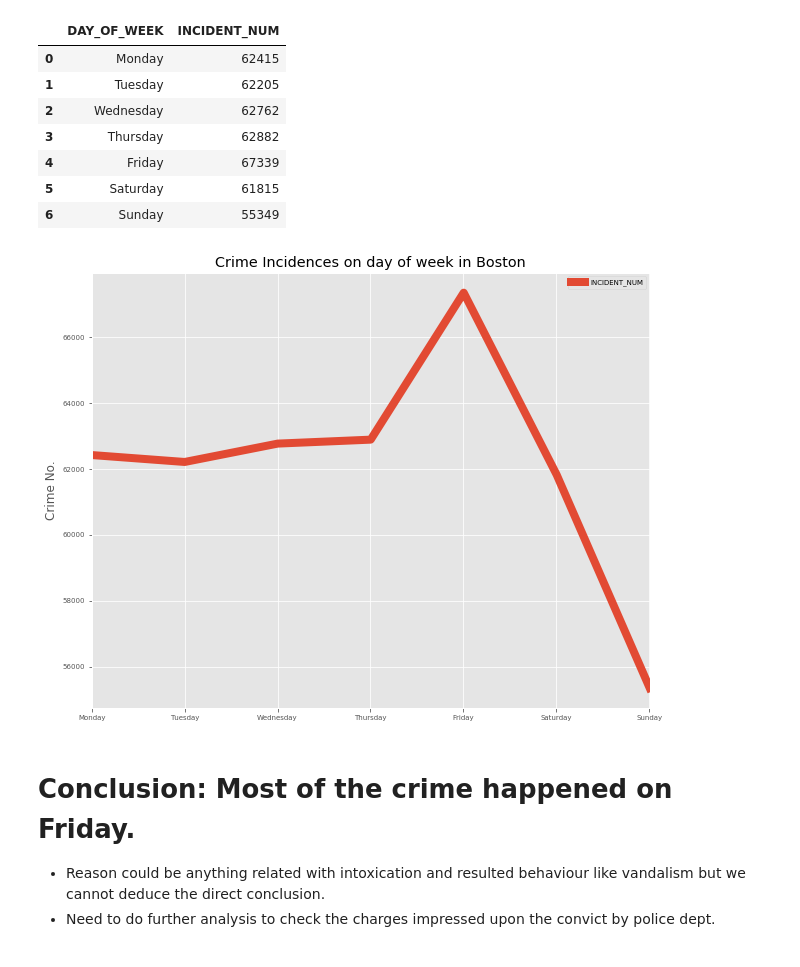
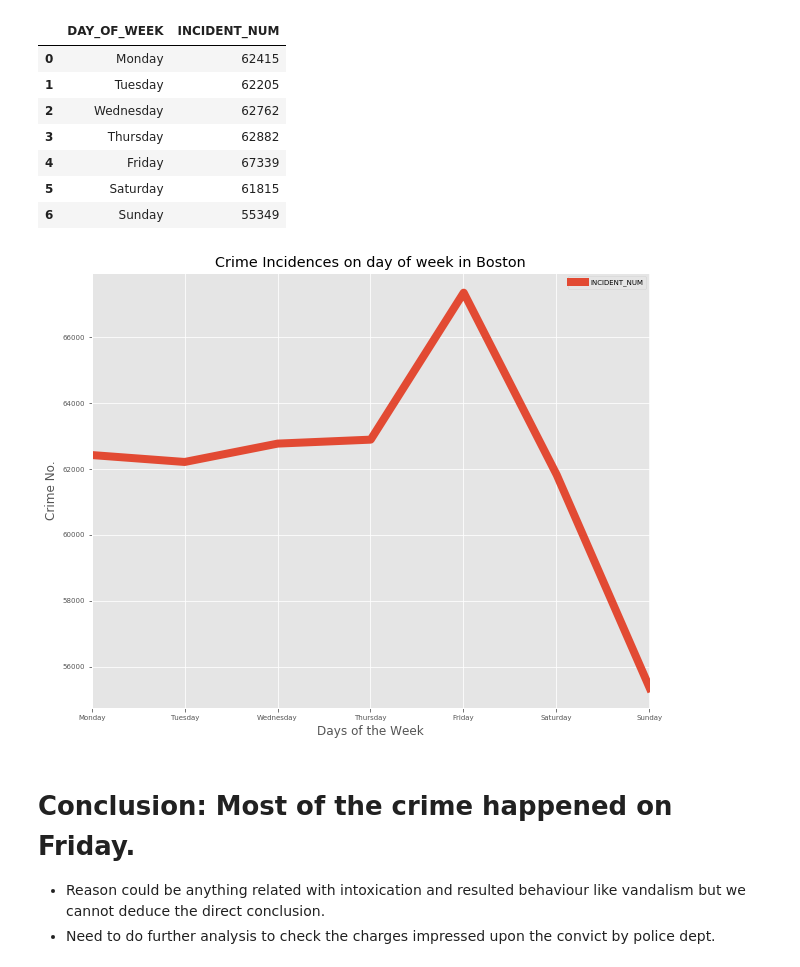
Before and after one commit to rajusingh7777/singh_raju_spring2017, a Jupyter notebook: Final/analysis/analysis1.ipynb, the cells around one changed output. Drawn from its saved outputs; the diff is of its cells as text; code cells hidden in the pictures.

Commit message:
images url added draft3

```diff
--- a/Final/analysis/analysis1.ipynb
+++ b/Final/analysis/analysis1.ipynb
@@ -74,2 +38,0 @@ df3.head()
-# %%
-df1['DATE']=df1.OCCURRED_ON_DATE.apply(lambda x: x.split('T')[0])
@@ -122,16 +59,18 @@ df4.head(7)
 # %%
-#pt=plt.plot(df4.DAY_OF_WEEK,df4.INCIDENT_NUM,color='Green')
+#plot of crime incidents against week days
+
 plt.figure(figsize=(10,8))
 pt=df4['INCIDENT_NUM'].plot(kind='line', title='Crime Incidences on day of week in Boston',fontsize=7)
 pt.set_ylabel('Crime No.')
+pt.set_xlabel('Days of the Week')
 start, end = pt.get_xlim()
 pt.set_xticks(np.arange(start, end, .999))
 pt.set_xticklabels(df4.DAY_OF_WEEK)
 pt.lines[-1].set_linewidth(8)
 pt.legend(fontsize=7)
 plt.show()
 # %% [output]
-[figure, old version]
+[figure, new version]
 # %% [markdown]
 # Conclusion: Most of the crime happened on Friday.
 - Reason could be anything related with intoxication and resulted behaviour like vandalism but we cannot deduce the direct conclusion.
```
Also changed, not shown: parts of 23 cells of this notebook, 5 other files.
